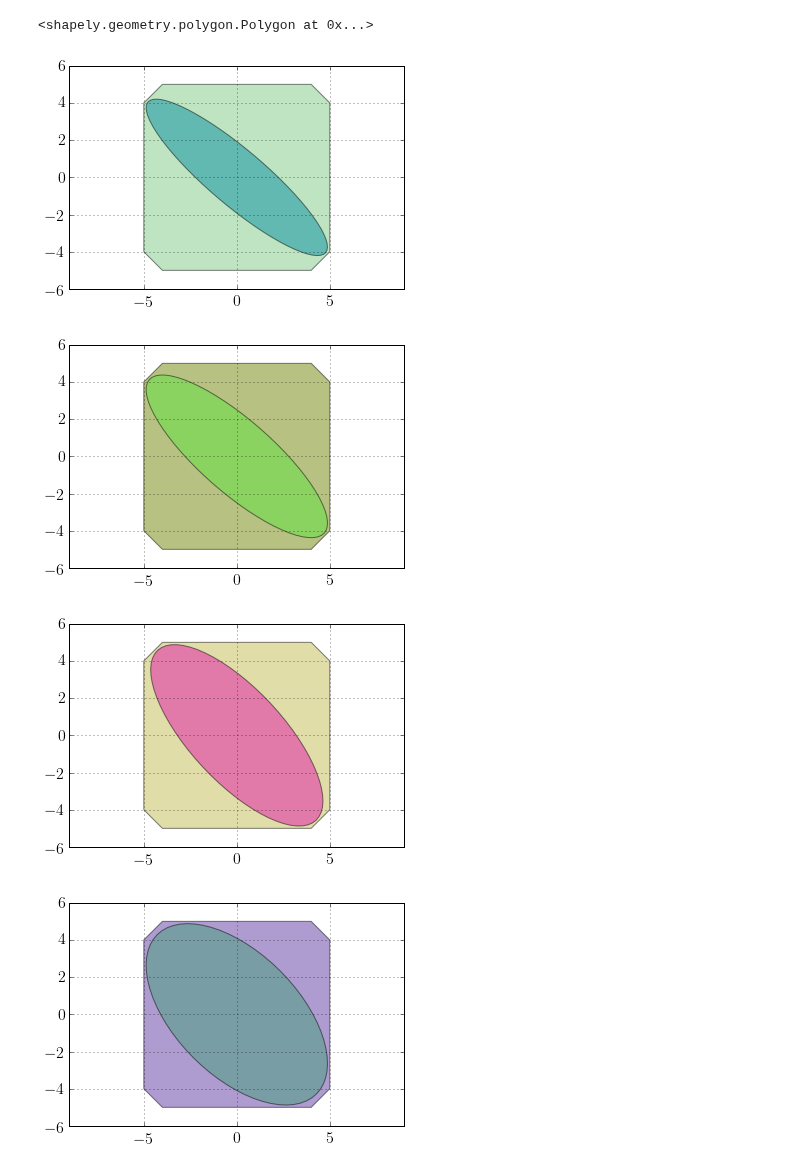
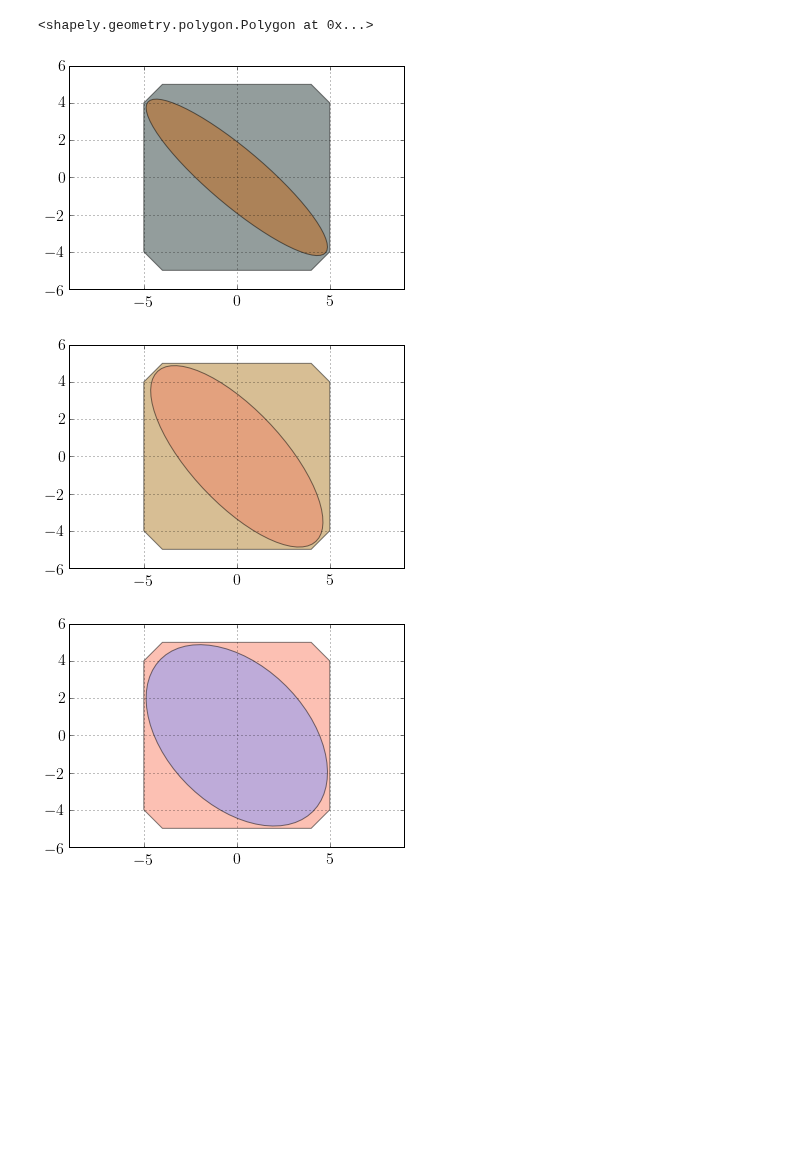
Before and after one commit to SimonBiggs/electronfactors, a Jupyter notebook: examples/Discussion -- Example of where to first measure.ipynb, the cells around one changed output. Saved outputs shown, nothing was run; the diff lists cells and outputs as text; code cells hidden in the pictures; blank space fills up the shorter version.

```diff
--- a/examples/Discussion -- Example of where to first measure.ipynb
+++ b/examples/Discussion -- Example of where to first measure.ipynb
@@ -117,13 +118,13 @@ short_ellipses_width = dict()
 short_ellipses_length = dict()
 # %%
 aperture_size = 10
-long_ellipse_width[aperture_size] = [3, 3.9, 5, 6.6, 8.5]
+# long_ellipse_width[aperture_size] = [3, 3.9, 5, 6.6, 8.5]
+long_ellipse_width[aperture_size] = [3, 5, 7.5]
 
 long_ellipse_length[aperture_size] = batch_ellipse_in_aperture(
     long_ellipse_width[aperture_size],
     edge_buffer, aperture_size)
 # %% [output]
-[figure, old version]
+[figure, new version]
-[figure, old version]
+[figure, new version]
-[figure, old version]
+[figure, new version]
-[figure, removed]
```
Also changed, not shown: parts of 10 cells of this notebook, 5 other files.
